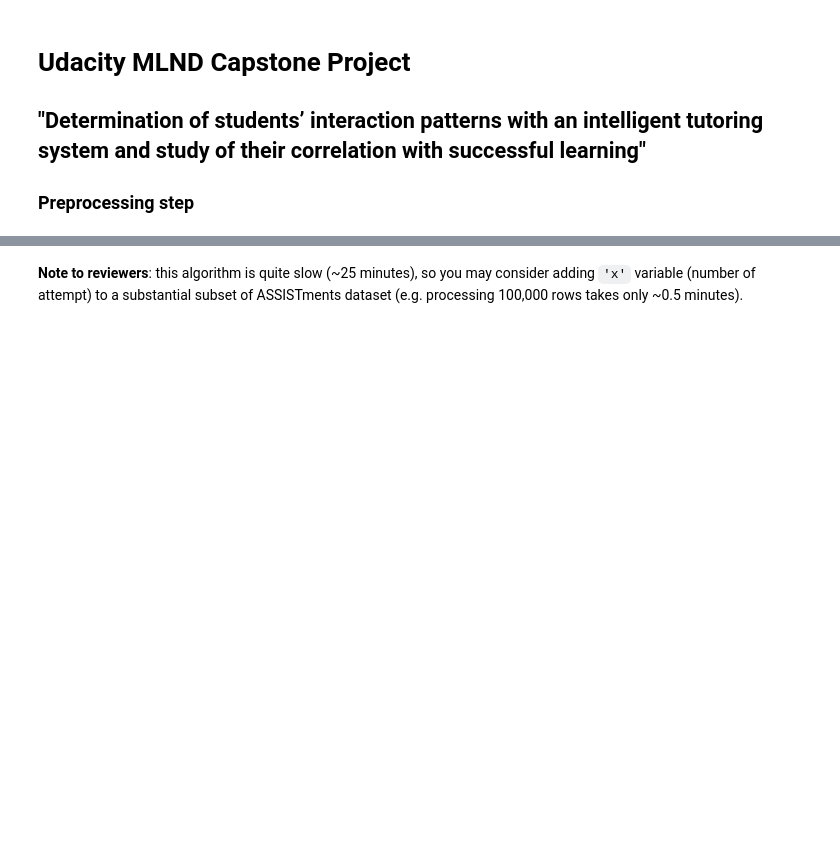
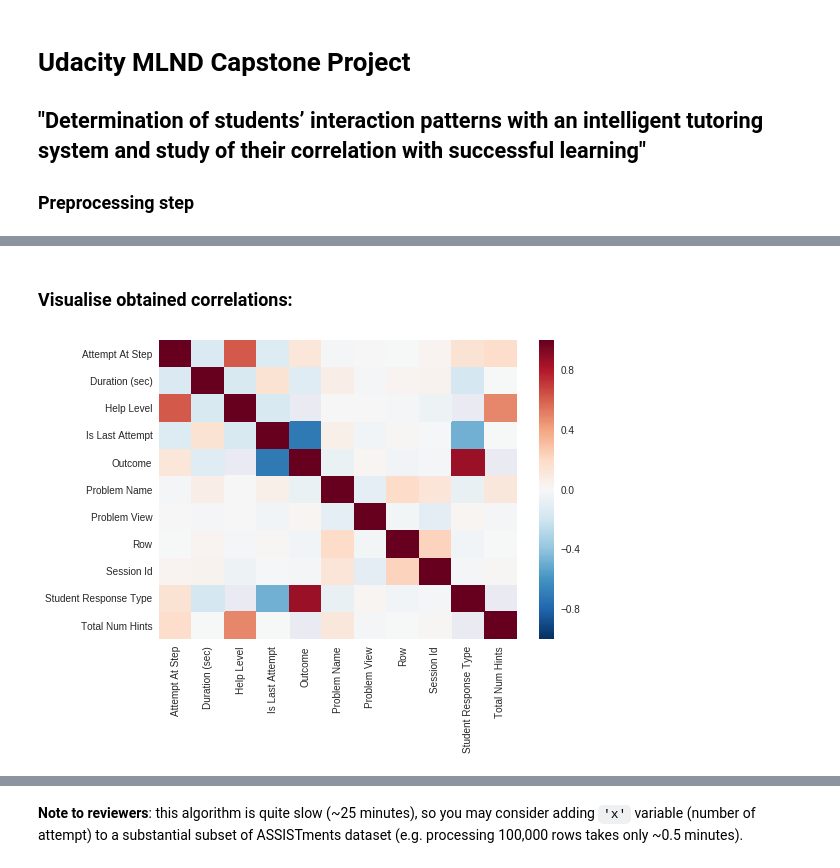
Before and after one commit to Dima806/udacity-mlnd-capstone, a Jupyter notebook: capstone-preprocessing-final.ipynb, the cells around one changed output, grey strips where cells are left out. Cells and saved outputs as stored; diff of their text form; code cells hidden in the pictures; blank space fills up the shorter version.

```diff
--- a/capstone-preprocessing-final.ipynb
+++ b/capstone-preprocessing-final.ipynb
@@ -100,0 +152,3 @@ data.head(20)
+# %%
+corr1 = data.corr().dropna(how='all', axis=1).dropna(how='all', axis=0)
+corr1
@@ -100,0 +168,6 @@ data.head(20)
+# %% [markdown]
+### Visualise obtained correlations:
+# %%
+seaborn.heatmap(corr1);
+# %% [output]
+[figure, added]
```
Also changed, not shown: parts of 30 cells of this notebook, 1 other file.
